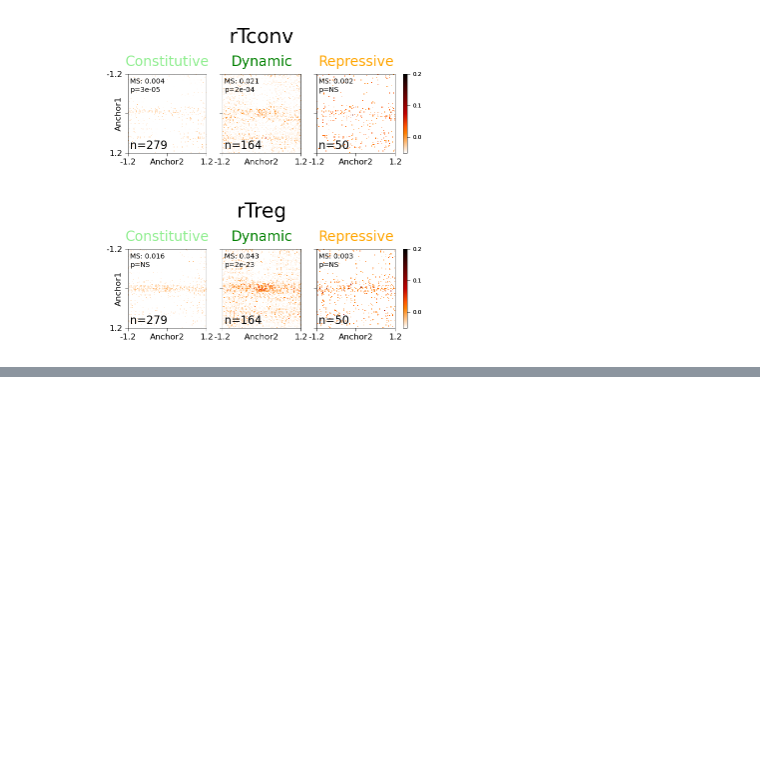
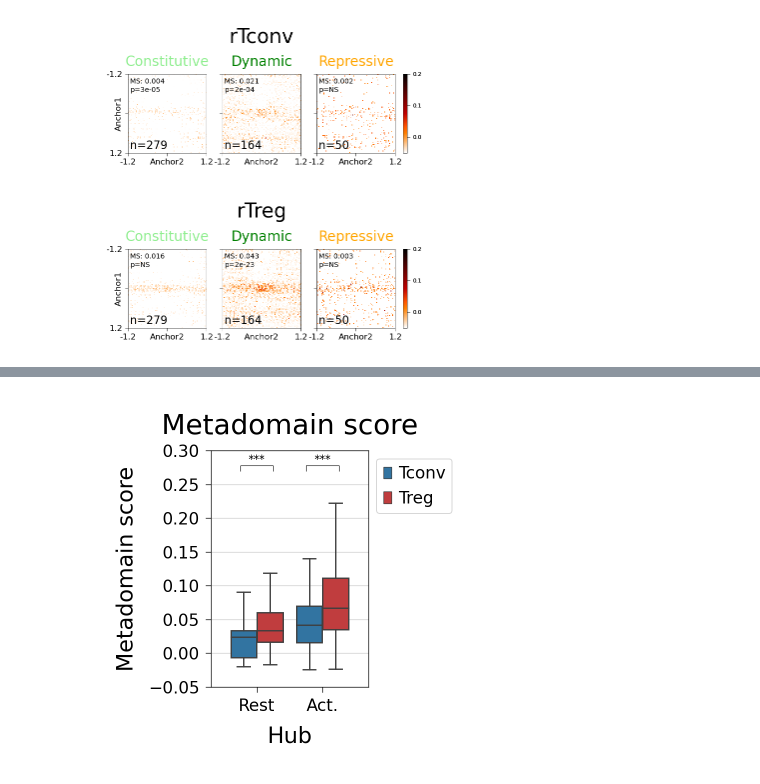
Before and after one commit to pritykinlab/metadomain_paper, a Jupyter notebook: pileups/Pileup_Active and Resting Hub Pileup.ipynb, the cells around one changed output, grey strips where cells are left out. Drawn from its saved outputs; the diff is of its cells as text; code cells hidden in the pictures; blank space fills up the shorter version.

```diff
--- a/pileups/Pileup_Active and Resting Hub Pileup.ipynb
+++ b/pileups/Pileup_Active and Resting Hub Pileup.ipynb
@@ -415,0 +416,49 @@ fig.savefig('./plots/active_rest_pileup/ikzf2_quantification.pdf', bbox_inches =
+# %%
+from plot_pvals import *
+from itertools import combinations
+from itertools import combinations
+
+all_datas = []
+for u in [4]:
+    idx = (inter_all_metadata['cluster1']==u) & (inter_all_metadata['cluster2']==u)
+    data = pd.DataFrame()
+    for key in inter_all_mat_dict:
+        difference = all_results_dicts[key][u]['v_middle'] - all_results_dicts[key][u]['v_outside']
+        data[key] = difference
+    data['cluster'] = columns_to_names[u]
+    all_datas.append(data)
+
+data = pd.concat(all_datas, axis=0)
+data = data.melt('cluster')
+data['celltype'] = [x[1:] for x in data['variable']]
+data['status'] = ['Rest' if x[0] == 'r' else 'Act.' for x in data['variable']]
+data = data[~(data['celltype']=='LSL')]
+
+fig, axs = init_subplots_exact(1, 1, fgsz=(20*mm, 30*mm), dpi = 200)
+sns.boxplot(data=data, x='status', y='value', hue='celltype', fliersize=0,
+           hue_order = ['Tconv', 'Treg'],
+           palette=['tab:blue', 'tab:red'],
+           order = ['Rest', 'Act.'])
+plt.ylim([-.05, .3])
+plt.gca().set_axisbelow(True)
+
+hue_order = ['Tconv', 'Treg']
+order = ['Rest', 'Act.']
+pairs = [((x, h1), (x, h2)) for x in order for h1, h2 in combinations(hue_order, 2)]
+
+add_stat_annotation_boxplot_with_hue(plt.gca(), data, 'status', 'value', 'celltype',
+                                     order, hue_order, pairs, ymax=.25, delta = .01,
+                                         yoff_method = 'add', hue_offset = .5,
+                                     hue_start = -.25,
+                                     h=.008
+                                    )
+
+
+
+plt.legend(bbox_to_anchor=(1, 1))
+plt.xlabel("Hub")
+plt.ylabel("Metadomain score")
+plt.title("Metadomain score")
+fig.savefig('./plots/paper/fig5/ikzf2_quantification.pdf', bbox_inches = 'tight')
+# %% [output]
+[figure, added]
```
Also changed, not shown: parts of 6 cells of this notebook, 8 other files.
